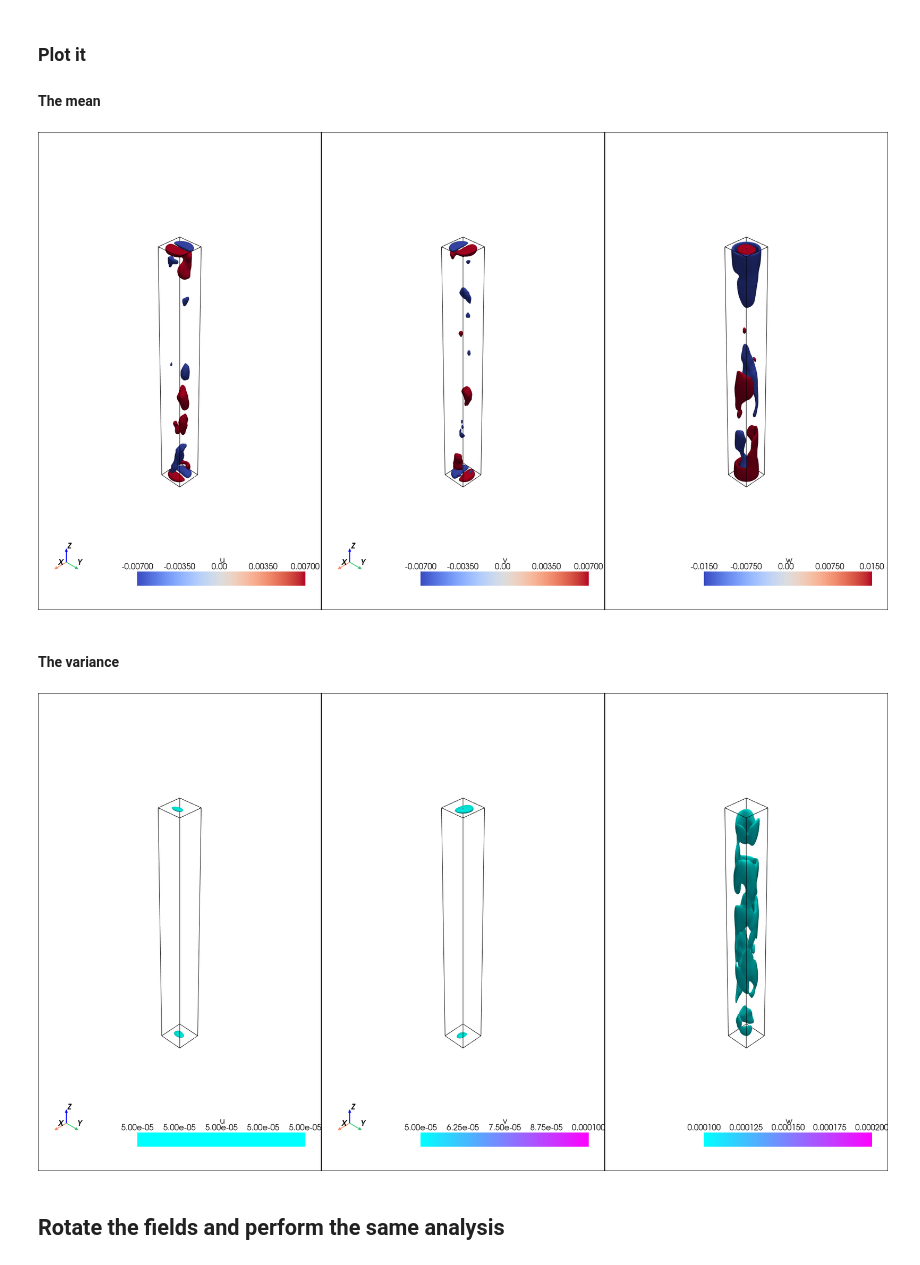
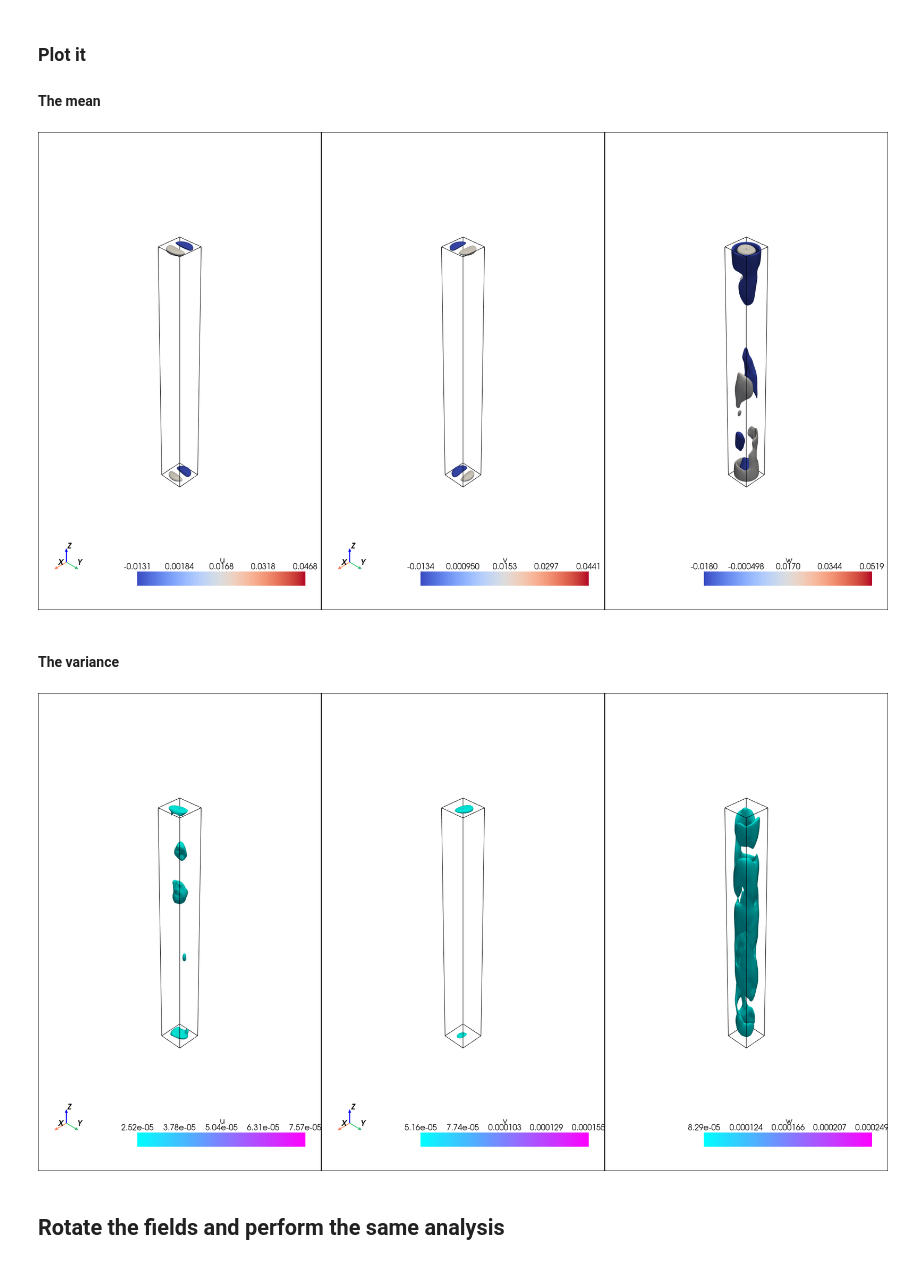
Before and after one commit to nchristensen/pySEMTools, a Jupyter notebook: examples/6-statistics/2-UQ_of_velocity.ipynb, the cells around one changed output. Drawn from its saved outputs; the diff is of its cells as text; code cells hidden in the pictures.

```diff
--- a/examples/6-statistics/2-UQ_of_mean_fields.ipynb
+++ b/examples/6-statistics/2-UQ_of_velocity.ipynb
@@ -43,28 +43,32 @@ mean, var = NOBM(comm, file_sequence, ["u", "v", "w"])
 # %%
 from pynektools.postprocessing.plotting import isosurfaces
 from IPython.display import Image, display
 
 isos = {}
-isos["u"] = np.linspace(-0.007, 0.007, 2)
-isos["v"] = np.linspace(-0.007, 0.007, 2)
-isos["w"] = np.linspace(-0.015, 0.015, 2)
+#isos["u"] = np.linspace(-0.007, 0.007, 2)
+#isos["v"] = np.linspace(-0.007, 0.007, 2)
+#isos["w"] = np.linspace(-0.015, 0.015, 2)
+
+isos["u"] = np.linspace(np.min(mean["u"]), np.max(mean["u"]), 4)
+isos["v"] = np.linspace(np.min(mean["v"]), np.max(mean["v"]), 4)
+isos["w"] = np.linspace(np.min(mean["w"]), np.max(mean["w"]), 4)
 pl = isosurfaces(mesh_data, mean, isosurfaces = isos, shape = (1, 3), window_size = [1920, 1080])
 
 for plotter in pl:
     # Capture the plot as an image and show it
     image_path = f"static_plot_SME.png"
     plotter.screenshot(image_path)
     plotter.close()
     display(Image(filename=image_path))
 # %% [output]
-[figure, old version]
+[figure, new version]
 # %% [markdown]
 #### The variance
 # %%
 isos = {}
-isos["u"] = np.linspace(0, 1e-4, 3)
-isos["v"] = np.linspace(0, 1e-4, 3)
-isos["w"] = np.linspace(0, 2e-4, 3)
+isos["u"] = np.linspace(np.min(var["u"]), np.max(var["u"]), 4)
+isos["v"] = np.linspace(np.min(var["v"]), np.max(var["v"]), 4)
+isos["w"] = np.linspace(np.min(var["w"]), np.max(var["w"]), 4)
 pl = isosurfaces(mesh_data, var, isosurfaces = isos, shape = (1, 3), window_size = [1920, 1080], colormap="cool", opacity=1)
 
 for plotter in pl:
@@ -74,7 +78,7 @@ for plotter in pl:
     plotter.close()
     display(Image(filename=image_path))
 # %% [output]
-[figure, old version]
+[figure, new version]
 # %% [markdown]
 ## Rotate the fields and perform the same analysis
 # %% [markdown]
```
Also changed, not shown: parts of 2 cells of this notebook, 1 other file.
